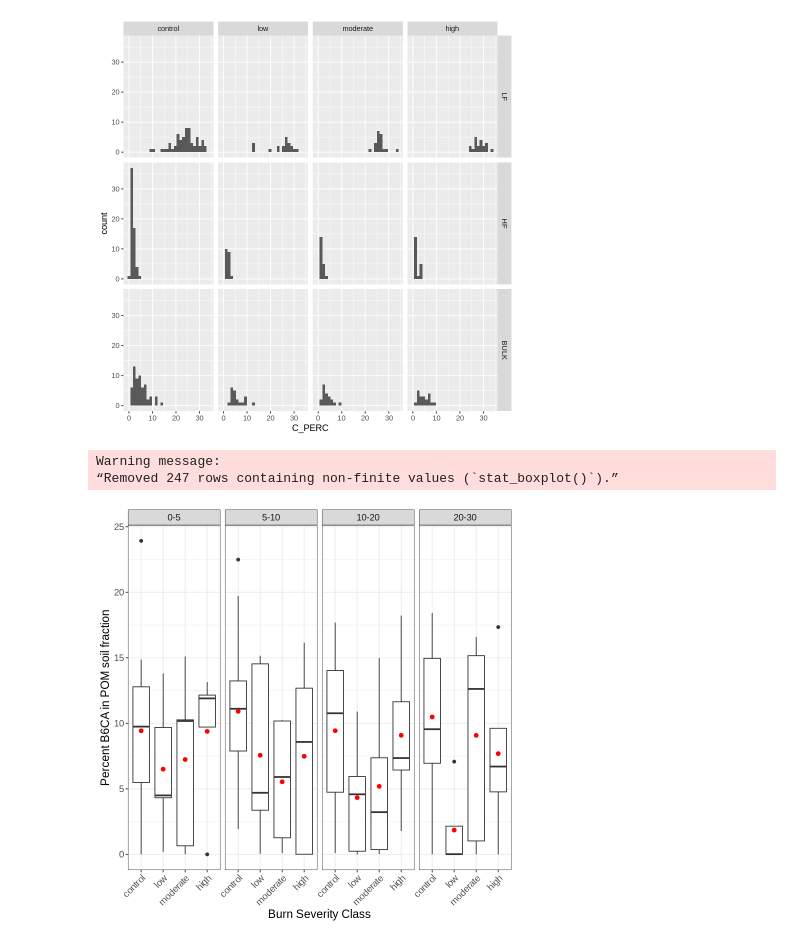
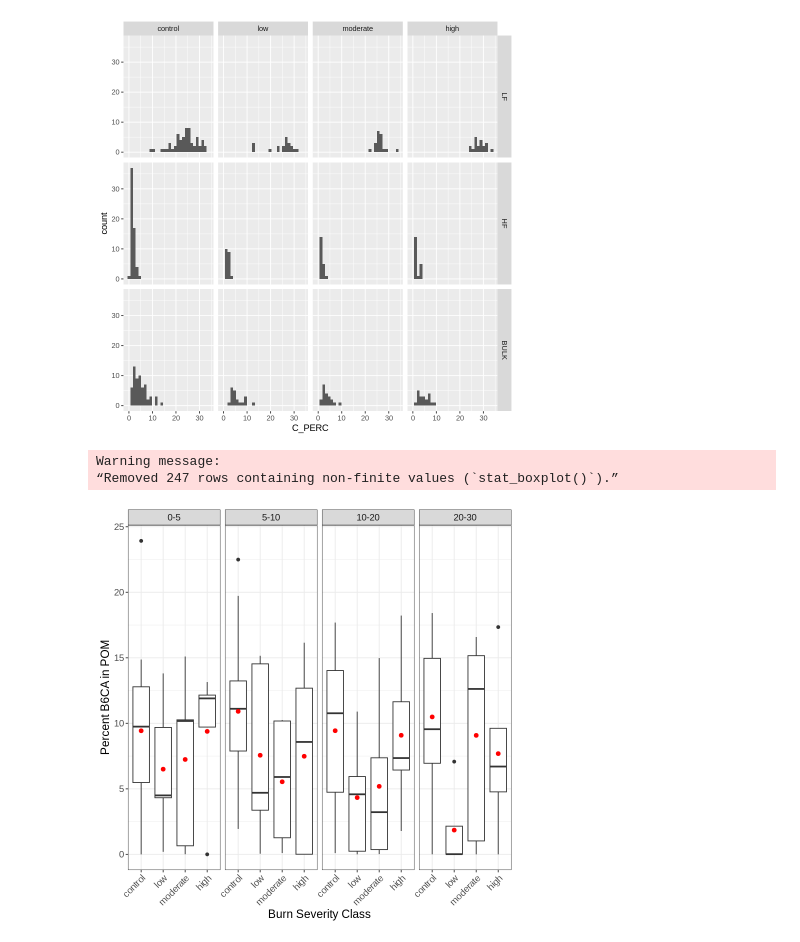
Before and after one commit to hayleypc/BPCA_HFF, a Jupyter notebook: BPCA_analysis_plotting.ipynb, the cells around one changed output. Cells and saved outputs as stored; diff of their text form; code cells hidden in the pictures.

```diff
--- a/BPCA_analysis_plotting.ipynb
+++ b/BPCA_analysis_plotting.ipynb
@@ -130,18 +439,18 @@ analysis_full_bpca_exp_dt%>%
 # %%
 means_data <- analysis_full_bpca_exp_dt[ ,
                           .(CONC_MEAN = mean(CONC_MEAN, na.rm = TRUE)*100),
                           by = .(BURN_SEVERITY, DEPTH)]
 
 analysis_full_bpca_exp_dt %>%
 ggplot(  aes(x = BURN_SEVERITY, y = CONC_MEAN*100)) +
   geom_boxplot() +
   geom_point(data = means_data, aes(y = CONC_MEAN), color = "red", size = 2) +
   facet_grid(. ~ DEPTH) +
-  ylab('Percent B6CA in POM soil fraction') +
+  ylab('Percent B6CA in POM') +
   xlab('Burn Severity Class') +
   theme_bw()+
   theme(axis.text.x = element_text(angle = 45, hjust = 1), text = element_text(size = 14))
 # %% [output]
 Warning message:
 “Removed 247 rows containing non-finite values (`stat_boxplot()`).”
-[figure, old version]
+[figure, new version]
```
Also changed, not shown: parts of 31 cells of this notebook.
